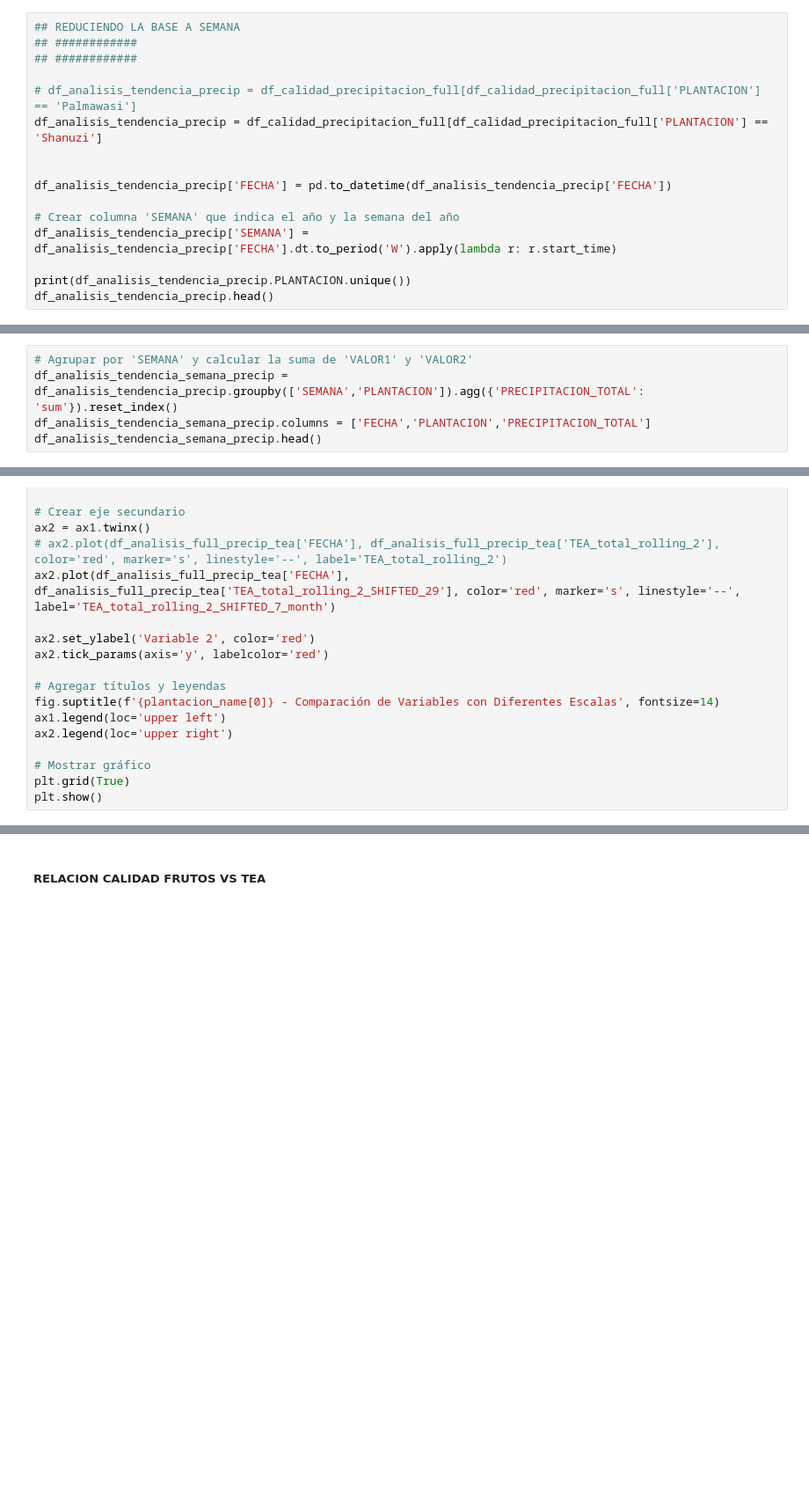
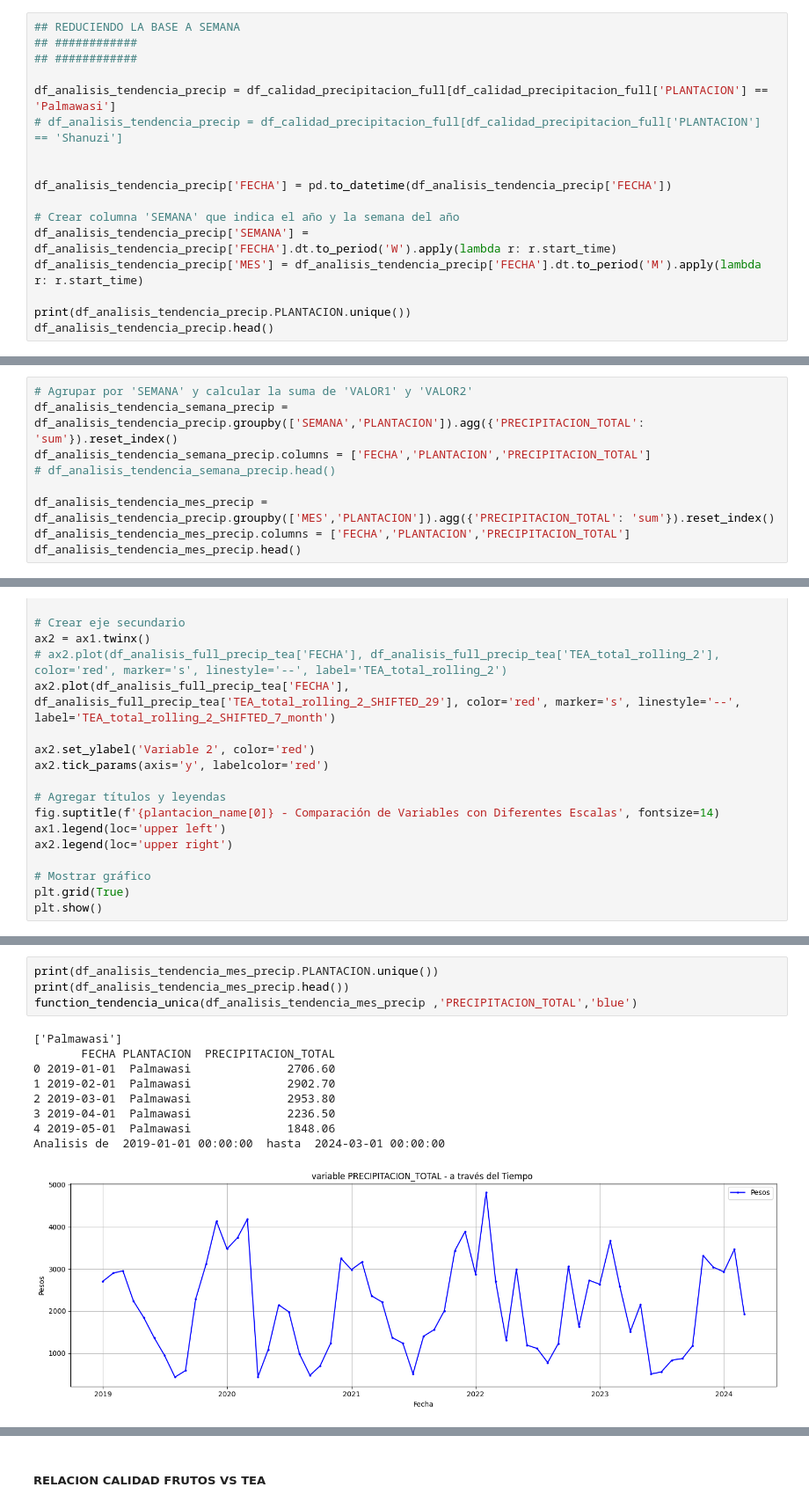
Before and after one commit to cesarqb/PROYECTO_01_analitica_descriptiva_TEA, a Jupyter notebook: src/features_scripts/Scrpit_match_tea.ipynb, the cells around one changed output, grey strips where cells are left out. Shown at 88% size. Cells and saved outputs as stored; diff of their text form; blank space fills up the shorter version.

```diff
--- a/src/features_scripts/Scrpit_match_tea.ipynb
+++ b/src/features_scripts/Scrpit_match_tea.ipynb
@@ -1040,14 +1224,15 @@ function_tendencia_unica(df_calidad_precipitacion_full[df_calidad_precipitacion_
 ## ############
 ## ############
 
-# df_analisis_tendencia_precip = df_calidad_precipitacion_full[df_calidad_precipitacion_full['PLANTACION'] == 'Palmawasi']
-df_analisis_tendencia_precip = df_calidad_precipitacion_full[df_calidad_precipitacion_full['PLANTACION'] == 'Shanuzi']
+df_analisis_tendencia_precip = df_calidad_precipitacion_full[df_calidad_precipitacion_full['PLANTACION'] == 'Palmawasi']
+# df_analisis_tendencia_precip = df_calidad_precipitacion_full[df_calidad_precipitacion_full['PLANTACION'] == 'Shanuzi']
 
 
 df_analisis_tendencia_precip['FECHA'] = pd.to_datetime(df_analisis_tendencia_precip['FECHA'])
 
 # Crear columna 'SEMANA' que indica el año y la semana del año
 df_analisis_tendencia_precip['SEMANA'] = df_analisis_tendencia_precip['FECHA'].dt.to_period('W').apply(lambda r: r.start_time)
+df_analisis_tendencia_precip['MES'] = df_analisis_tendencia_precip['FECHA'].dt.to_period('M').apply(lambda r: r.start_time)
 
 print(df_analisis_tendencia_precip.PLANTACION.unique())
 df_analisis_tendencia_precip.head()
@@ -1055,4 +1263,8 @@ df_analisis_tendencia_precip.head()
 # Agrupar por 'SEMANA' y calcular la suma de 'VALOR1' y 'VALOR2'
 df_analisis_tendencia_semana_precip = df_analisis_tendencia_precip.groupby(['SEMANA','PLANTACION']).agg({'PRECIPITACION_TOTAL': 'sum'}).reset_index()
 df_analisis_tendencia_semana_precip.columns = ['FECHA','PLANTACION','PRECIPITACION_TOTAL']
-df_analisis_tendencia_semana_precip.head()
+# df_analisis_tendencia_semana_precip.head()
+
+df_analisis_tendencia_mes_precip = df_analisis_tendencia_precip.groupby(['MES','PLANTACION']).agg({'PRECIPITACION_TOTAL': 'sum'}).reset_index()
+df_analisis_tendencia_mes_precip.columns = ['FECHA','PLANTACION','PRECIPITACION_TOTAL']
+df_analisis_tendencia_mes_precip.head()
@@ -1508,0 +1763,14 @@ plt.show()
+# %%
+print(df_analisis_tendencia_mes_precip.PLANTACION.unique())
+print(df_analisis_tendencia_mes_precip.head())
+function_tendencia_unica(df_analisis_tendencia_mes_precip ,'PRECIPITACION_TOTAL','blue')
+# %% [output]
+['Palmawasi']
+       FECHA PLANTACION  PRECIPITACION_TOTAL
+0 2019-01-01  Palmawasi              2706.60
+1 2019-02-01  Palmawasi              2902.70
+2 2019-03-01  Palmawasi              2953.80
+3 2019-04-01  Palmawasi              2236.50
+4 2019-05-01  Palmawasi              1848.06
+Analisis de  2019-01-01 00:00:00  hasta  2024-03-01 00:00:00
+[figure, added]
```
Also changed, not shown: parts of 68 cells of this notebook, 14 other files.
